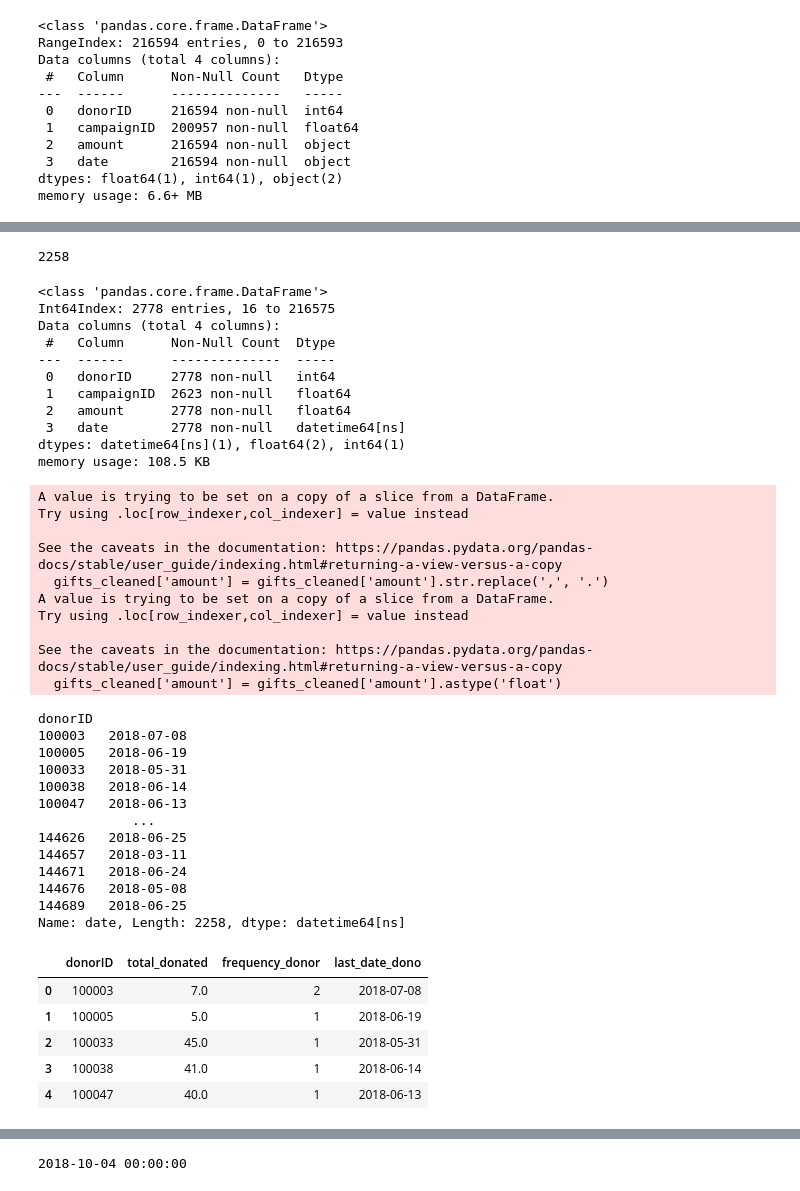
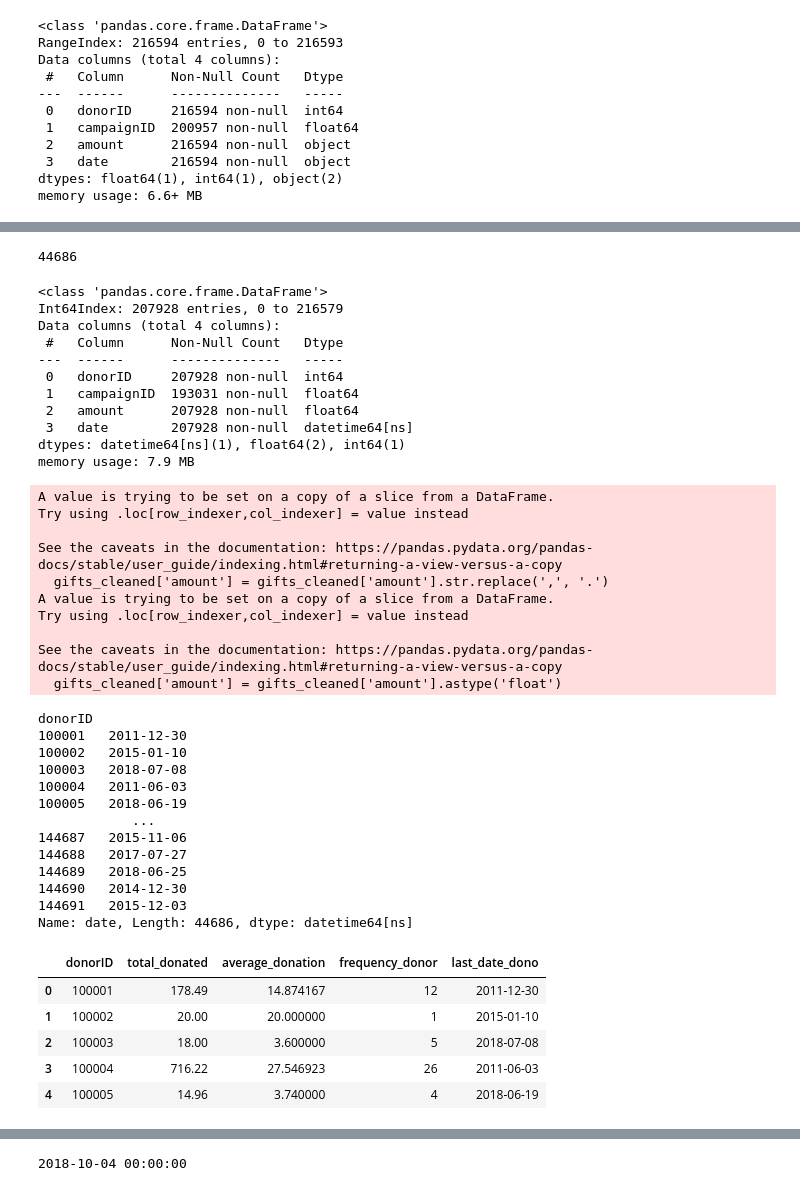
Before and after one commit to inderrana/Predicting-donations-leads-for-NGO, a Jupyter notebook: DSC_Use_Case/dsc_group_project.ipynb, the cells around one changed output, grey strips where cells are left out. Saved outputs shown, nothing was run; the diff lists cells and outputs as text; code cells hidden in the pictures.

```diff
--- a/DSC_Use_Case/dsc_group_project.ipynb
+++ b/DSC_Use_Case/dsc_group_project.ipynb
@@ -300,14 +280,11 @@ Data columns (total 4 columns):
 dtypes: float64(1), int64(1), object(2)
 memory usage: 6.6+ MB
 # %%
-# Assume Independent Variable Period of 6 Months
-iv_period = 180
-in_between_period = 7
+# Assume Independent Variable Period equals to lifetime historical Data
+in_between_period = 30
 
 campaign6169 = datetime.datetime(2018, 9, 4)
 end_period = campaign6169 - datetime.timedelta(days = in_between_period)
-start_period = end_period - datetime.timedelta(days = iv_period)
 
 print(end_period)
-print(start_period)
 # %% [output]
@@ -318,7 +294,7 @@ print(start_period)
 gifts_raw['date'] = pd.to_datetime(gifts_raw['date'])
 
 # Only select rows within our Independent Variable Timeline
-gifts_cleaned = gifts_raw[(gifts_raw['date'] >= start_period) &  (gifts_raw['date'] <= end_period)]
+gifts_cleaned = gifts_raw[gifts_raw['date'] <= end_period]
 # %%
 # Make sure they all have the right timeline
 print(gifts_cleaned['date'].min())
@@ -332,23 +308,26 @@ print(gifts_cleaned['date'].max())
 # How many donors within our timeline?
 gifts_cleaned['donorID'].nunique()
 # %% [output]
-2258
+44686
 # %%
+# Change comma to point
 gifts_cleaned['amount'] = gifts_cleaned['amount'].str.replace(',', '.')
+
+# Change type to float
 gifts_cleaned['amount'] = gifts_cleaned['amount'].astype('float')
 gifts_cleaned.info()
 # %% [output]
 <class 'pandas.core.frame.DataFrame'>
-Int64Index: 2778 entries, 16 to 216575
+Int64Index: 207928 entries, 0 to 216579
 Data columns (total 4 columns):
- #   Column      Non-Null Count  Dtype
----  ------      --------------  -----
- 0   donorID     2778 non-null   int64
- 1   campaignID  2623 non-null   float64
- 2   amount      2778 non-null   float64
- 3   date        2778 non-null   datetime64[ns]
+ #   Column      Non-Null Count   Dtype
+---  ------      --------------   -----
+ 0   donorID     207928 non-null  int64
+ 1   campaignID  193031 non-null  float64
+ 2   amount      207928 non-null  float64
+ 3   date        207928 non-null  datetime64[ns]
 dtypes: datetime64[ns](1), float64(2), int64(1)
-memory usage: 108.5 KB
+memory usage: 7.9 MB
 A value is trying to be set on a copy of a slice from a DataFrame.
 Try using .loc[row_indexer,col_indexer] = value instead
 
@@ -360,42 +339,42 @@ Try using .loc[row_indexer,col_indexer] = value instead
 See the caveats in the documentation: https://pandas.pydata.org/pandas-docs/stable/user_guide/indexing.html#returning-a-view-versus-a-copy
   gifts_cleaned['amount'] = gifts_cleaned['amount'].astype('float')
 # %%
+# Aggregate Date (take the latest date)
 date_agg = gifts_cleaned.groupby('donorID')['date'].agg('max')
 date_agg
 # %% [output]
 donorID
+100001   2011-12-30
+100002   2015-01-10
 100003   2018-07-08
+100004   2011-06-03
 100005   2018-06-19
-100033   2018-05-31
-100038   2018-06-14
-100047   2018-06-13
             ...
-144626   2018-06-25
-144657   2018-03-11
-144671   2018-06-24
-144676   2018-05-08
+144687   2015-11-06
+144688   2017-07-27
 144689   2018-06-25
-Name: date, Length: 2258, dtype: datetime64[ns]
+144690   2014-12-30
+144691   2015-12-03
+Name: date, Length: 44686, dtype: datetime64[ns]
 # %%
 # Aggregate Data for each donors
-gifts_cleaned = gifts_cleaned.groupby('donorID')['amount'].agg(['sum', 'count'])
+gifts_cleaned = gifts_cleaned.groupby('donorID')['amount'].agg(['sum','mean','count'])
 
-# Reset Index and drop 2 level columns
+# Reset Index
 gifts_cleaned = gifts_cleaned.reset_index()
-#gifts_cleaned.columns = gifts_cleaned.columns.droplevel(0)
 
 # Merge with aggregated Date
 gifts_cleaned = pd.merge(gifts_cleaned, date_agg, how='left', on='donorID')
 
 # Rename columns
-gifts_cleaned.columns = ['donorID','total_donated','frequency_donor', 'last_date_dono']
+gifts_cleaned.columns = ['donorID','total_donated','average_donation','frequency_donor', 'last_date_dono']
 
 gifts_cleaned.head()
 # %% [output]
-|  | donorID | total_donated | frequency_donor | last_date_dono |
-| 0 | 100003 | 7.0 | 2 | 2018-07-08 |
-| 1 | 100005 | 5.0 | 1 | 2018-06-19 |
-| 2 | 100033 | 45.0 | 1 | 2018-05-31 |
-| 3 | 100038 | 41.0 | 1 | 2018-06-14 |
-| 4 | 100047 | 40.0 | 1 | 2018-06-13 |
+|  | donorID | total_donated | average_donation | frequency_donor | last_date_dono |
+| 0 | 100001 | 178.49 | 14.874167 | 12 | 2011-12-30 |
+| 1 | 100002 | 20.00 | 20.000000 | 1 | 2015-01-10 |
+| 2 | 100003 | 18.00 | 3.600000 | 5 | 2018-07-08 |
+| 3 | 100004 | 716.22 | 27.546923 | 26 | 2011-06-03 |
+| 4 | 100005 | 14.96 | 3.740000 | 4 | 2018-06-19 |
 # %%
```
Also changed, not shown: parts of 32 cells of this notebook, 1 other file.
